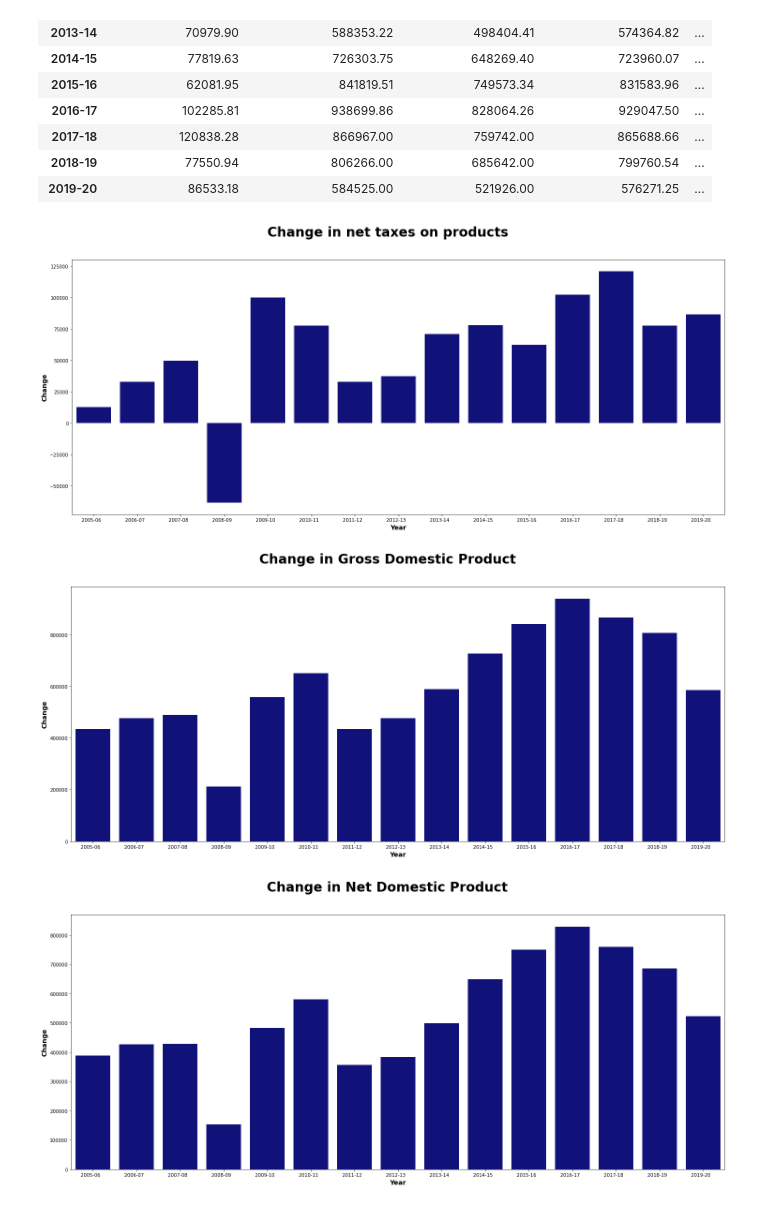
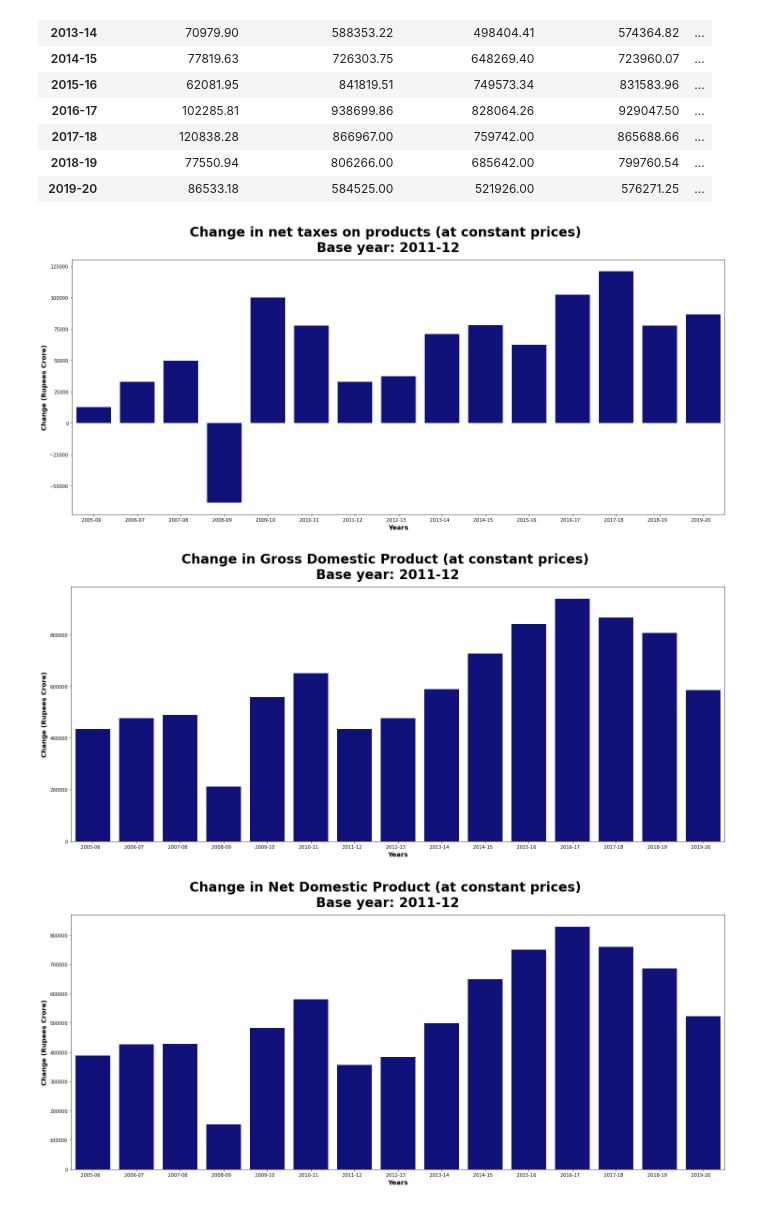
Before and after one commit to arpanganguli/SINE, a Jupyter notebook: Macroeconomic_Aggregates.ipynb, the cells around one changed output. Drawn from its saved outputs; the diff is of its cells as text; code cells hidden in the pictures.

Commit message:
added more information on plots

```diff
--- a/Macroeconomic_Aggregates.ipynb
+++ b/Macroeconomic_Aggregates.ipynb
@@ -91,27 +55,27 @@ df_final
 | 2019-20 | 86533.18 | 584525.00 | 521926.00 | 576271.25 | ... |
 # %%
 sns.barplot(x= df_final.index, y=df_final['Net taxes on Products'], color="darkblue")
-plt.suptitle('Change in net taxes on products', fontsize=28, fontweight='bold')
-plt.xlabel("Year", fontsize=14, fontweight='bold')
-plt.ylabel("Change", fontsize=14, fontweight='bold')
+plt.suptitle('Change in net taxes on products (at constant prices) \nBase year: 2011-12', fontsize=28, fontweight='bold')
+plt.xlabel("Years", fontsize=14, fontweight='bold')
+plt.ylabel("Change (Rupees Crore)", fontsize=14, fontweight='bold')
 plt.show()
 # %% [output]
-[figure, old version]
+[figure, new version]
 # %%
 sns.barplot(x= df_final.index, y=df_final['Gross Domestic Product'], color="darkblue")
-plt.suptitle('Change in Gross Domestic Product', fontsize=28, fontweight='bold')
-plt.xlabel("Year", fontsize=14, fontweight='bold')
-plt.ylabel("Change", fontsize=14, fontweight='bold')
+plt.suptitle('Change in Gross Domestic Product (at constant prices) \nBase year: 2011-12', fontsize=28, fontweight='bold')
+plt.xlabel("Years", fontsize=14, fontweight='bold')
+plt.ylabel("Change (Rupees Crore)", fontsize=14, fontweight='bold')
 plt.show()
 # %% [output]
-[figure, old version]
+[figure, new version]
 # %%
 sns.barplot(x= df_final.index, y=df_final['Net Domestic Product'], color="darkblue")
-plt.suptitle('Change in Net Domestic Product', fontsize=28, fontweight='bold')
-plt.xlabel("Year", fontsize=14, fontweight='bold')
-plt.ylabel("Change", fontsize=14, fontweight='bold')
+plt.suptitle('Change in Net Domestic Product (at constant prices) \nBase year: 2011-12', fontsize=28, fontweight='bold')
+plt.xlabel("Years", fontsize=14, fontweight='bold')
+plt.ylabel("Change (Rupees Crore)", fontsize=14, fontweight='bold')
 plt.show()
 # %% [output]
-[figure, old version]
+[figure, new version]
 # %%
 sns.barplot(x= df_final.index, y=df_final['Gross National Income'], color="darkblue")
```
Also changed, not shown: parts of 9 cells of this notebook.
